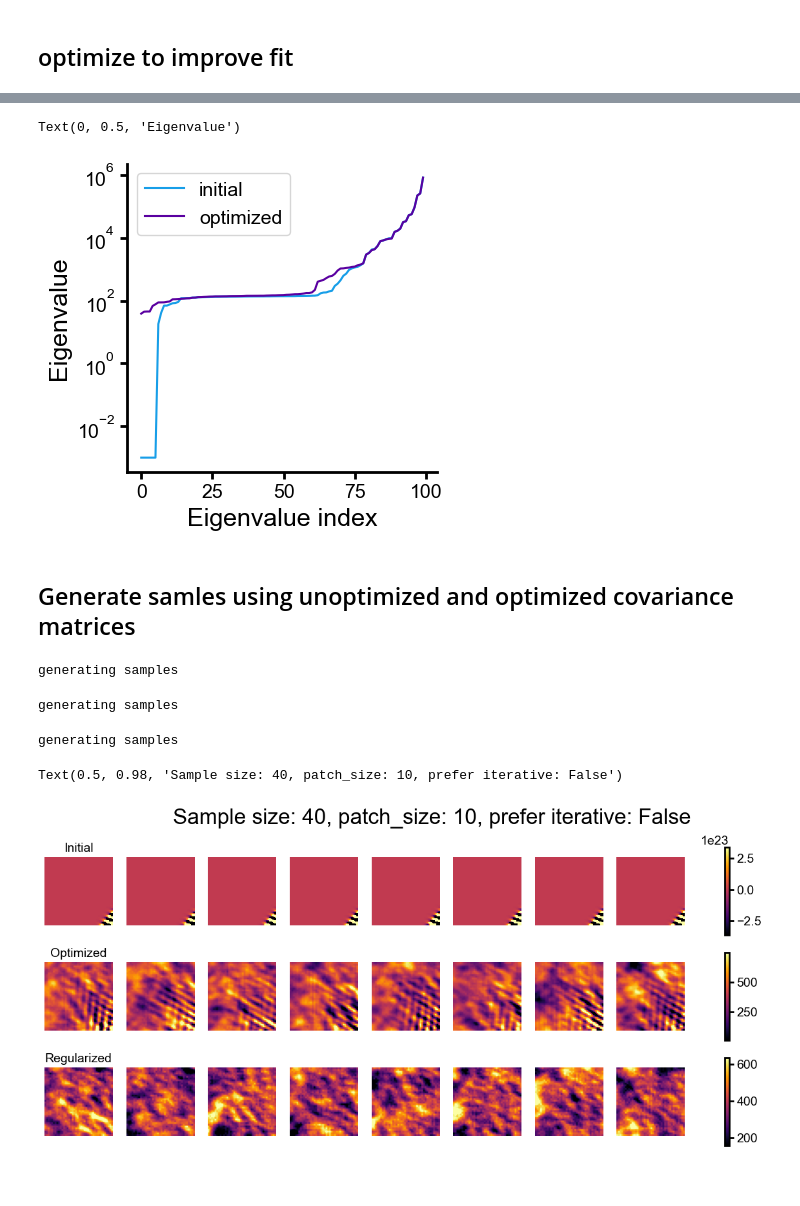
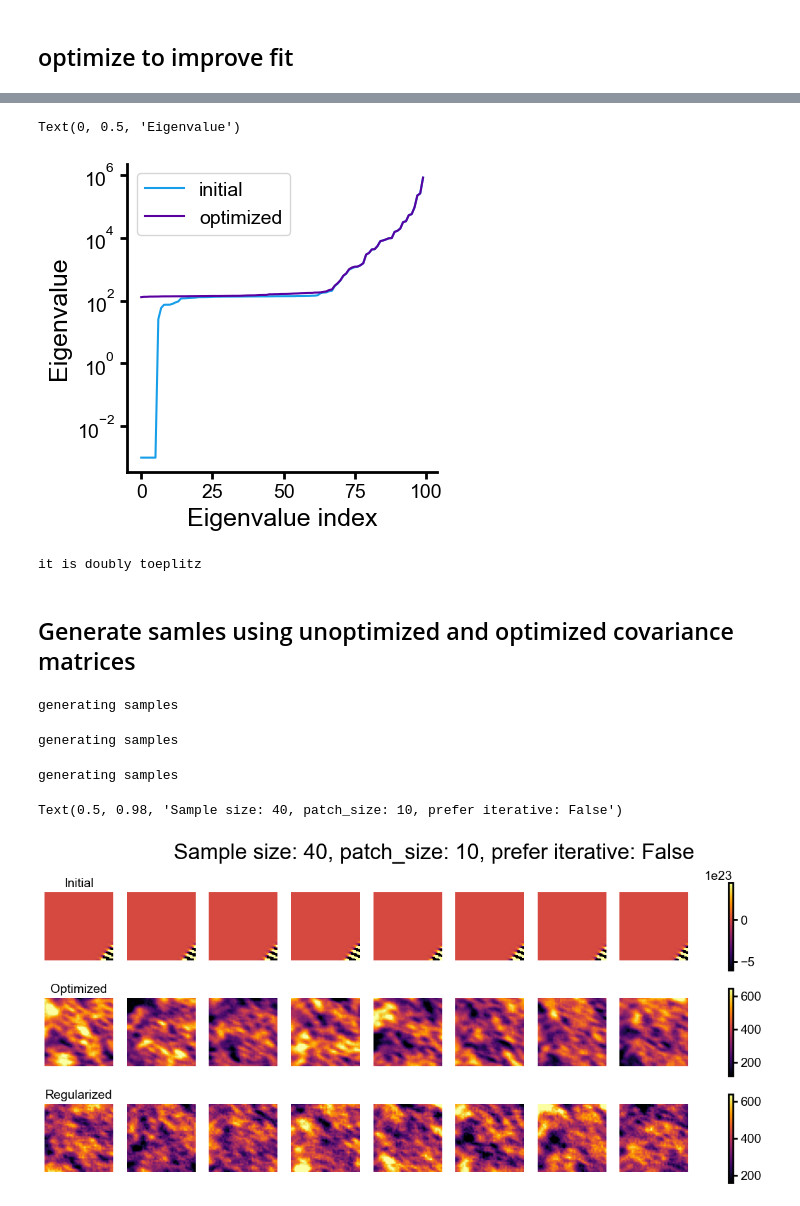
Before and after one commit to Waller-Lab/EncodingInformation, a Jupyter notebook: modeling_and_mi_estimation/debugging_optmization_of_models.ipynb, the cells around one changed output, grey strips where cells are left out. Drawn from its saved outputs; the diff is of its cells as text; code cells hidden in the pictures; blank space fills up the shorter version.

```diff
--- a/modeling_and_mi_estimation/debugging_optmization_of_models.ipynb
+++ b/modeling_and_mi_estimation/debugging_optmization_of_models.ipynb
@@ -68,0 +53,4 @@ optimized loss: 455.2678199844352661665
+# %%
+cov_mat_optimized, cov_mat_initial, mean_vec, best_loss, train_loss_history, validation_loss_history, final_cov_mat = fit_optimized_gaussian(
+    patches, eigenvalue_floor=1e-3, return_everything=True, num_validation=100, verbose=True, patience=5)
+print (f'optimized loss: {best_loss}')
@@ -81,17 +74,27 @@ axs.set_xlabel('Eigenvalue index')
 axs.set_ylabel('Eigenvalue')
 # %% [output]
 Text(0, 0.5, 'Eigenvalue')
-[figure, old version]
+[figure, new version]
+# %%
+# check that it succeeded in getting a doubly toeplitz matrix
+dt = average_diagonals_to_make_doubly_toeplitz(cov_mat_optimized, patch_size)
+negative_evs = np.all(np.linalg.eigvalsh(dt) < 0)
+if negative_evs:
+    raise ValueError('not doubly toeplitz')
+print('it is doubly toeplitz')
+# %% [output]
+it is doubly toeplitz
 # %% [markdown]
 ## Generate samles using unoptimized and optimized covariance matrices
 # %%
 sample_size = 40
 num_samples = 8
 prefer_iterative_sampling = False
+eigenvalue_floor_regularized = 5e2
 
 # create a regularized cov mat by making a larger eigenvalue floor
 eigvals, eigvecs = onp.linalg.eigh(cov_mat_optimized)
-eigvals = np.where(eigvals < 5e2, 5e2, eigvals)
+eigvals = np.where(eigvals < eigenvalue_floor_regularized, eigenvalue_floor_regularized, eigvals)
 cov_mat_regularized = eigvecs @ np.diag(eigvals) @ eigvecs.T
 
 samples_initial = generate_stationary_gaussian_process_samples(mean_vec, cov_mat_initial, num_samples=num_samples, sample_size=sample_size,
@@ -100,34 +103,34 @@ samples_optimized = generate_stationary_gaussian_process_samples(mean_vec, cov_m
         prefer_iterative_sampling=prefer_iterative_sampling,  seed=None)
 samples_regularized = generate_stationary_gaussian_process_samples(mean_vec, cov_mat_regularized, num_samples=num_samples, sample_size=sample_size,
         prefer_iterative_sampling=prefer_iterative_sampling, seed=None)
 
 fig, axs = plt.subplots(3, num_samples, figsize=(num_samples * 2, 6), sharex=True, sharey=True)
 vmin_initial, vmax_initial = np.percentile(samples_initial, 1), np.percentile(samples_initial, 99)
 vmin_optimized, vmax_optimized = np.percentile(samples_optimized, 1), np.percentile(samples_optimized, 99)
 vmin_regularized, vmax_regularized = np.percentile(samples_regularized, 1), np.percentile(samples_regularized, 99)
 for i in range(num_samples):
     im1 = axs[0, i].imshow(samples_initial[i], cmap='inferno', vmin=vmin_initial, vmax=vmax_initial)
     im2 = axs[1, i].imshow(samples_optimized[i], cmap='inferno', vmin=vmin_optimized, vmax=vmax_optimized)
     im3 = axs[2, i].imshow(samples_regularized[i], cmap='inferno', vmin=vmin_regularized, vmax=vmax_regularized)
     axs[0, i].axis('off')
     axs[1, i].axis('off')
     axs[2, i].axis('off')
 axs[0, 0].set_title('Initial')
 axs[1, 0].set_title('Optimized')
 axs[2, 0].set_title('Regularized')
 
 # add colorbars
 fig.colorbar(im1, ax=axs[0, :], location='right')
 fig.colorbar(im2, ax=axs[1, :], location='right')
 fig.colorbar(im3, ax=axs[2, :], location='right')
 
 fig.suptitle(f'Sample size: {sample_size}, patch_size: {patch_size}, prefer iterative: {prefer_iterative_sampling}')
 # %% [output]
 generating samples
 generating samples
 generating samples
 Text(0.5, 0.98, 'Sample size: 40, patch_size: 10, prefer iterative: False')
-[figure, old version]
+[figure, new version]
 # %%
 # plot eignevalues of different cov mats
 eig_vals_initial = np.linalg.eigvalsh(cov_mat_initial)
```
Also changed, not shown: parts of 12 cells of this notebook, 7 other files.
